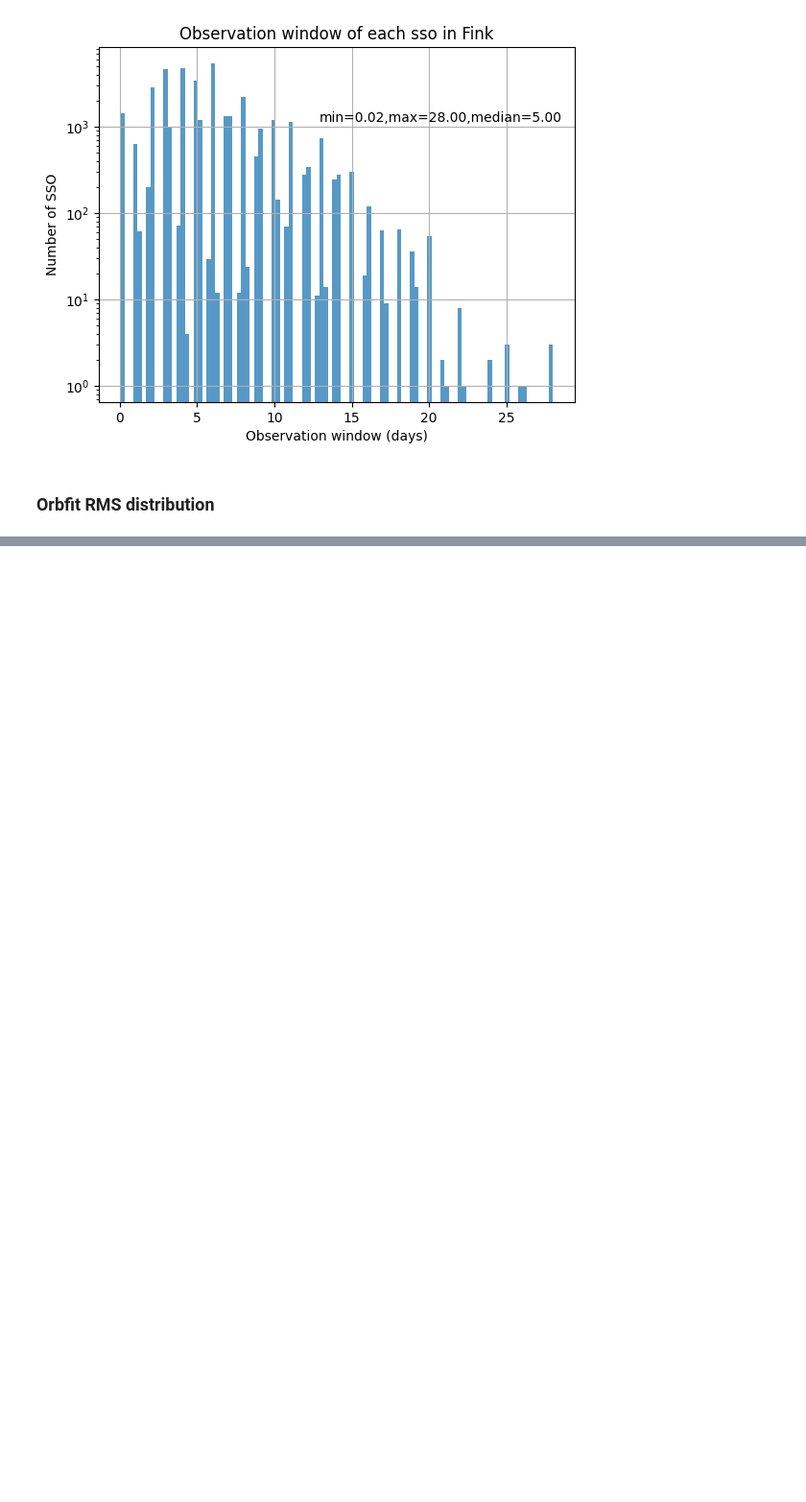
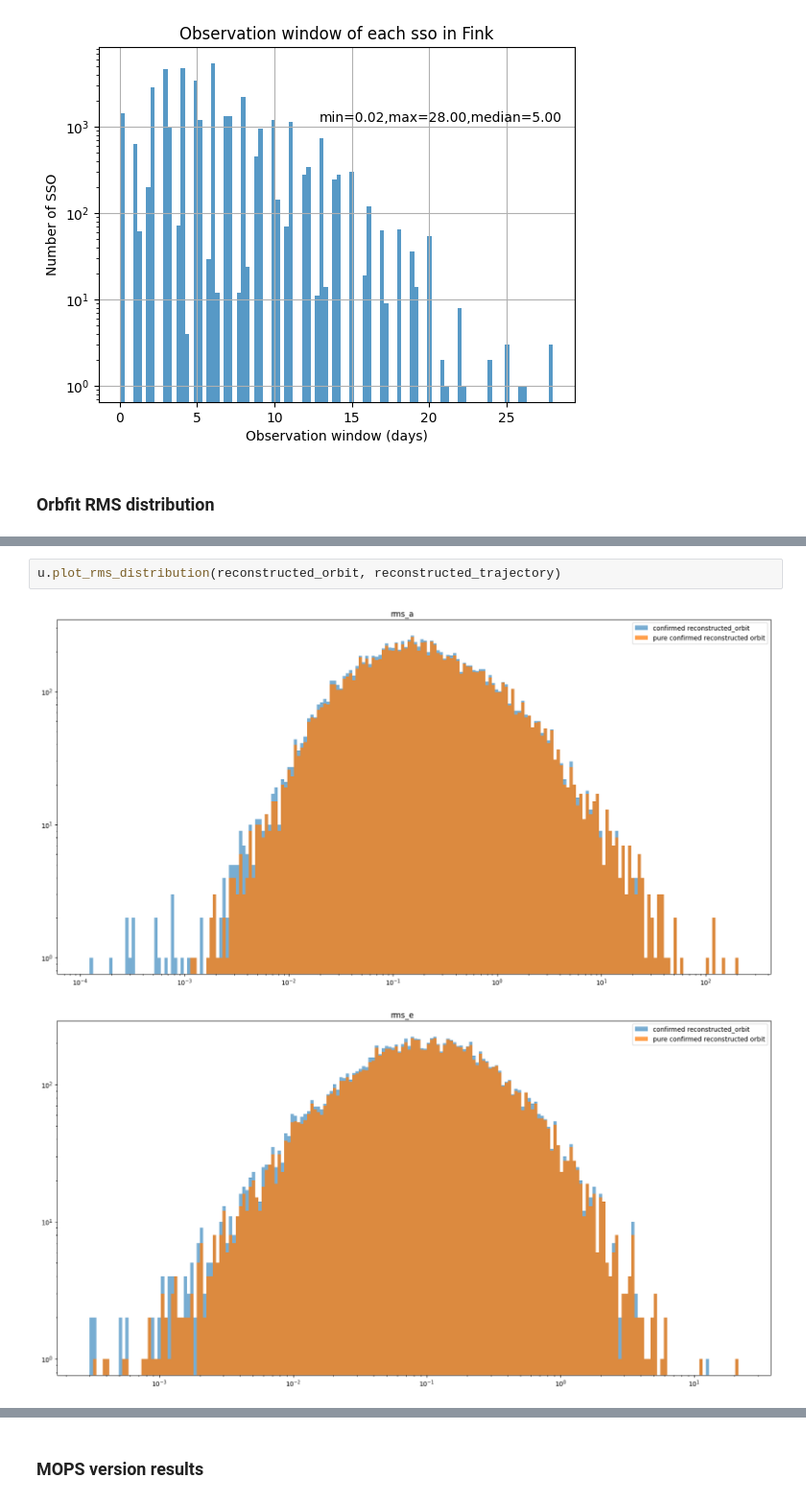
Before and after one commit to FusRoman/fink-fat, a Jupyter notebook: notebook/results_analysis/confirmed_fink_fat.ipynb, the cells around one changed output, grey strips where cells are left out. Shown at 96% size. Drawn from its saved outputs; the diff is of its cells as text; blank space fills up the shorter version.

Commit message:
results analysis

```diff
--- a/notebook/results_analysis/confirmed_fink_fat.ipynb
+++ b/notebook/results_analysis/confirmed_fink_fat.ipynb
@@ -124,0 +45,5 @@ for rms in ['rms_a', 'rms_e', 'rms_i', 'rms_long. node', 'rms_arg. peric', 'rms_
+# %%
+u.plot_rms_distribution(reconstructed_orbit, reconstructed_trajectory)
+# %% [output]
+[figure, added]
+[figure, added]
@@ -124,0 +54,2 @@ for rms in ['rms_a', 'rms_e', 'rms_i', 'rms_long. node', 'rms_arg. peric', 'rms_
+# %% [markdown]
+### MOPS version results
```
Also changed, not shown: parts of 29 cells of this notebook, 4 other files.
